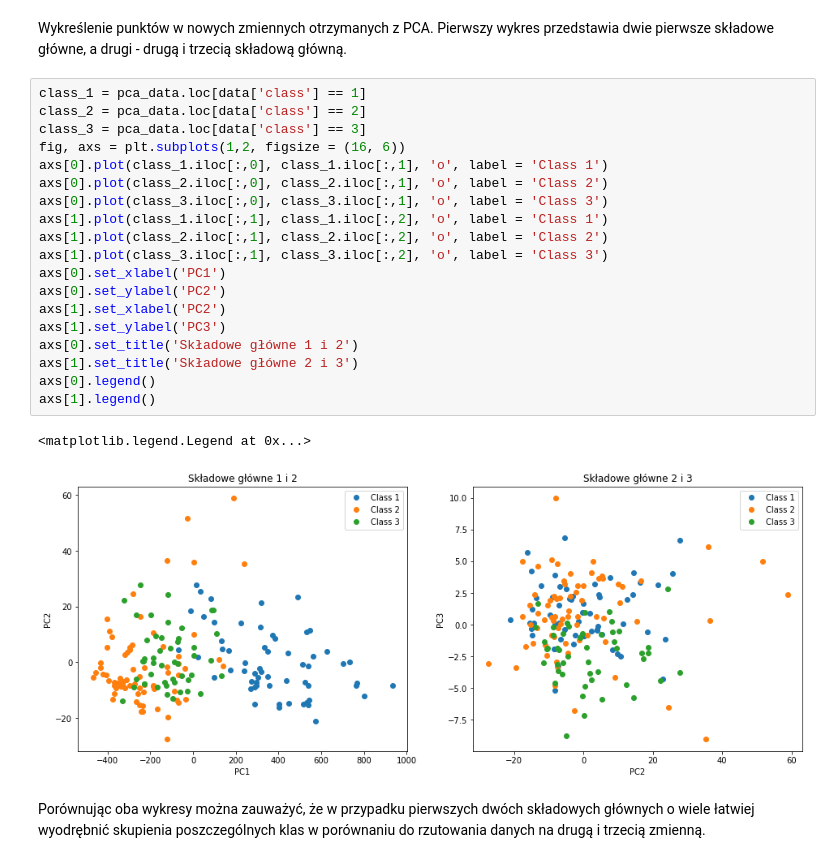
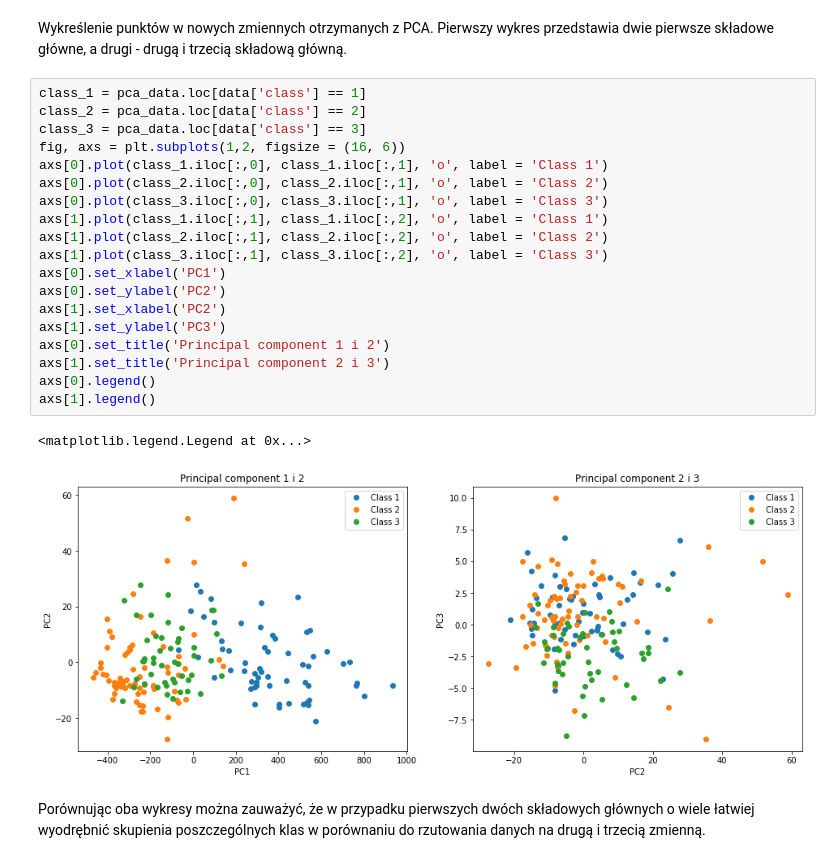
Before and after one commit to pkazulo/LSED, a Jupyter notebook: LSED_8.ipynb, the cells around one changed output. Drawn from its saved outputs; the diff is of its cells as text.

```diff
--- a/LSED_8.ipynb
+++ b/LSED_8.ipynb
@@ -45,24 +45,24 @@ Wykreślenie punktów w nowych zmiennych otrzymanych z PCA. Pierwszy wykres prze
 # %%
 class_1 = pca_data.loc[data['class'] == 1]
 class_2 = pca_data.loc[data['class'] == 2]
 class_3 = pca_data.loc[data['class'] == 3]
 fig, axs = plt.subplots(1,2, figsize = (16, 6))
 axs[0].plot(class_1.iloc[:,0], class_1.iloc[:,1], 'o', label = 'Class 1')
 axs[0].plot(class_2.iloc[:,0], class_2.iloc[:,1], 'o', label = 'Class 2')
 axs[0].plot(class_3.iloc[:,0], class_3.iloc[:,1], 'o', label = 'Class 3')
 axs[1].plot(class_1.iloc[:,1], class_1.iloc[:,2], 'o', label = 'Class 1')
 axs[1].plot(class_2.iloc[:,1], class_2.iloc[:,2], 'o', label = 'Class 2')
 axs[1].plot(class_3.iloc[:,1], class_3.iloc[:,2], 'o', label = 'Class 3')
 axs[0].set_xlabel('PC1')
 axs[0].set_ylabel('PC2')
 axs[1].set_xlabel('PC2')
 axs[1].set_ylabel('PC3')
-axs[0].set_title('Składowe główne 1 i 2')
-axs[1].set_title('Składowe główne 2 i 3')
+axs[0].set_title('Principal component 1 i 2')
+axs[1].set_title('Principal component 2 i 3')
 axs[0].legend()
 axs[1].legend()
 # %% [output]
 <matplotlib.legend.Legend at 0x...>
-[figure, old version]
+[figure, new version]
 # %% [markdown]
 Porównując oba wykresy można zauważyć, że w przypadku pierwszych dwóch składowych głównych o wiele łatwiej wyodrębnić skupienia poszczególnych klas w porównaniu do rzutowania danych na drugą i trzecią zmienną.
```
